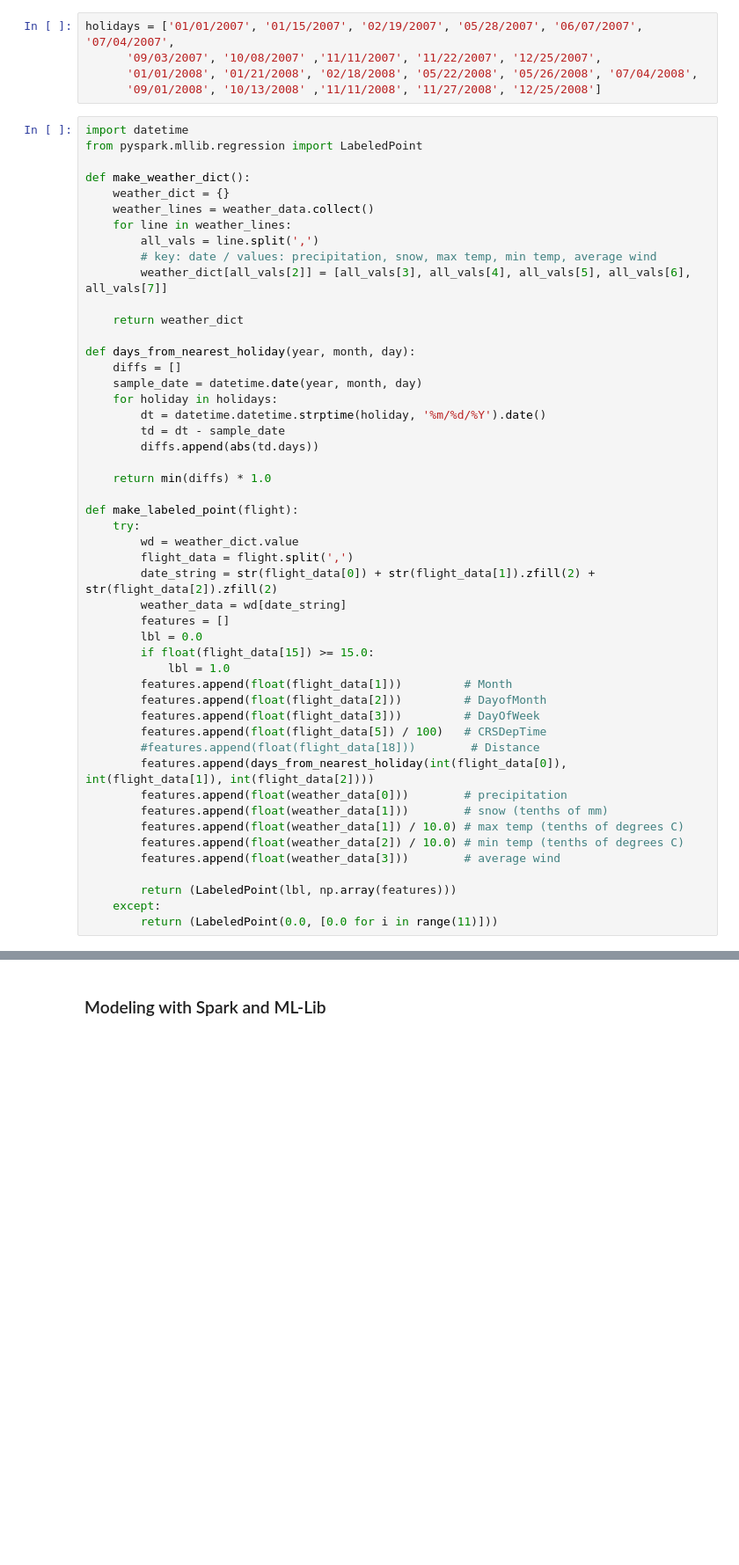
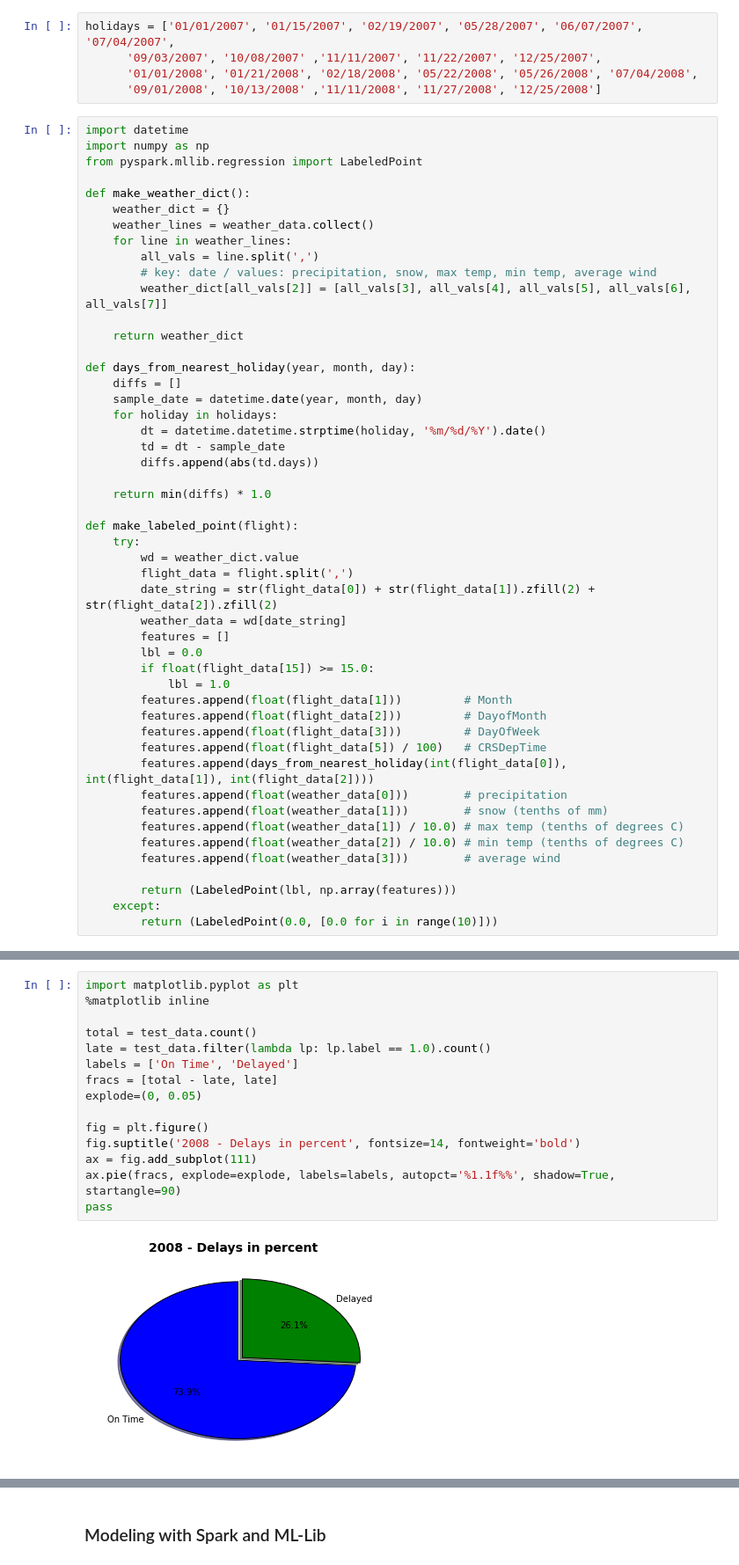
Before and after one commit to bsalimi/flight-delay, a Jupyter notebook: flight_delay.ipynb, the cells around one changed output, grey strips where cells are left out. Shown at 88% size. Cells and saved outputs as stored; diff of their text form; blank space fills up the shorter version.

Commit message:
Added charts and corrected bug with numpy import

```diff
--- a/flight_delay.ipynb
+++ b/flight_delay.ipynb
@@ -55,6 +55,7 @@ holidays = ['01/01/2007', '01/15/2007', '02/19/2007', '05/28/2007', '06/07/2007'
       '09/01/2008', '10/13/2008' ,'11/11/2008', '11/27/2008', '12/25/2008']
 # %%
 import datetime
+import numpy as np
 from pyspark.mllib.regression import LabeledPoint
 
 def make_weather_dict():
@@ -91,7 +92,6 @@ def make_labeled_point(flight):
         features.append(float(flight_data[2]))         # DayofMonth
         features.append(float(flight_data[3]))         # DayOfWeek
         features.append(float(flight_data[5]) / 100)   # CRSDepTime
-        #features.append(float(flight_data[18]))        # Distance
         features.append(days_from_nearest_holiday(int(flight_data[0]), int(flight_data[1]), int(flight_data[2])))
         features.append(float(weather_data[0]))        # precipitation
         features.append(float(weather_data[1]))        # snow (tenths of mm)
@@ -101,7 +101,7 @@ def make_labeled_point(flight):
 
         return (LabeledPoint(lbl, np.array(features)))
     except:
-        return (LabeledPoint(0.0, [0.0 for i in range(11)]))
+        return (LabeledPoint(0.0, [0.0 for i in range(10)]))
 # %%
 weather_dict = sc.broadcast(make_weather_dict())
 
@@ -115,0 +120,17 @@ print test_data.take(1)
+# %%
+import matplotlib.pyplot as plt
+%matplotlib inline
+
+total = test_data.count()
+late = test_data.filter(lambda lp: lp.label == 1.0).count()
+labels = ['On Time', 'Delayed']
+fracs = [total - late, late]
+explode=(0, 0.05)
+
+fig = plt.figure()
+fig.suptitle('2008 - Delays in percent', fontsize=14, fontweight='bold')
+ax = fig.add_subplot(111)
+ax.pie(fracs, explode=explode, labels=labels, autopct='%1.1f%%', shadow=True, startangle=90)
+pass
+# %% [output]
+[figure, added]
```
Also changed, not shown: parts of 8 cells of this notebook.
